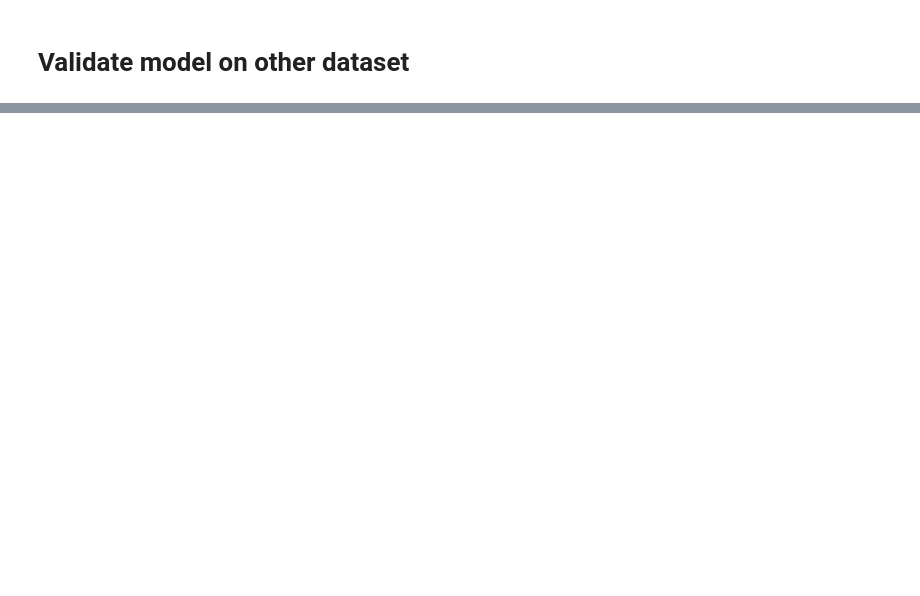
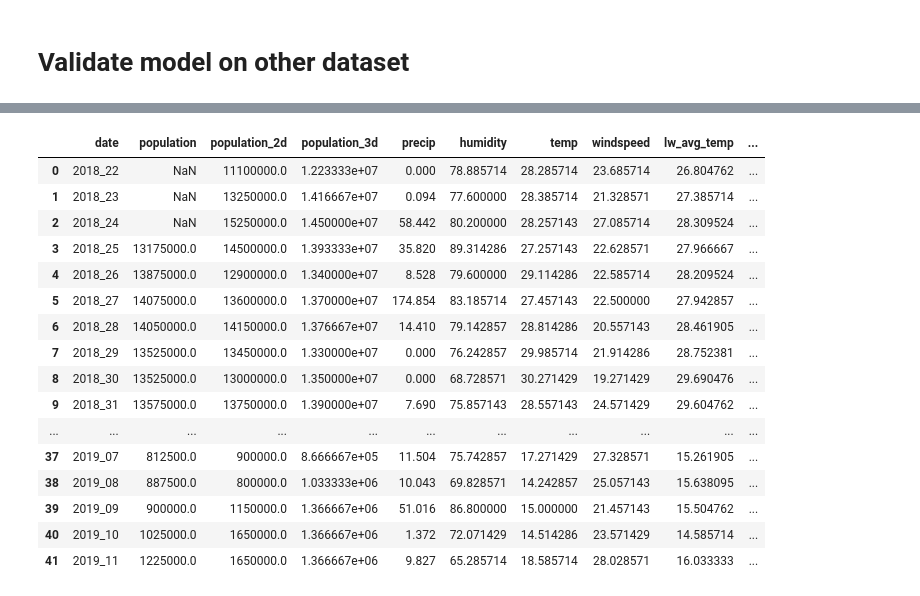
Before and after one commit to Zhengnan817/capstone, a Jupyter notebook: floridaLSTM.ipynb, the cells around one changed output, grey strips where cells are left out. Saved outputs shown, nothing was run; the diff lists cells and outputs as text; code cells hidden in the pictures; blank space fills up the shorter version.

```diff
--- a/floridaLSTM.ipynb
+++ b/floridaLSTM.ipynb
@@ -623,0 +639,20 @@ https://raw.githubusercontent.com/Juanfra21/mosquito-population-model/main/data/
+# %%
+houston
+# %% [output]
+|  | date | population | population_2d | population_3d | precip | humidity | temp | windspeed | lw_avg_temp | ... |
+| 0 | 2018_22 | NaN | 11100000.0 | 1.223333e+07 | 0.000 | 78.885714 | 28.285714 | 23.685714 | 26.804762 | ... |
+| 1 | 2018_23 | NaN | 13250000.0 | 1.416667e+07 | 0.094 | 77.600000 | 28.385714 | 21.328571 | 27.385714 | ... |
+| 2 | 2018_24 | NaN | 15250000.0 | 1.450000e+07 | 58.442 | 80.200000 | 28.257143 | 27.085714 | 28.309524 | ... |
+| 3 | 2018_25 | 13175000.0 | 14500000.0 | 1.393333e+07 | 35.820 | 89.314286 | 27.257143 | 22.628571 | 27.966667 | ... |
+| 4 | 2018_26 | 13875000.0 | 12900000.0 | 1.340000e+07 | 8.528 | 79.600000 | 29.114286 | 22.585714 | 28.209524 | ... |
+| 5 | 2018_27 | 14075000.0 | 13600000.0 | 1.370000e+07 | 174.854 | 83.185714 | 27.457143 | 22.500000 | 27.942857 | ... |
+| 6 | 2018_28 | 14050000.0 | 14150000.0 | 1.376667e+07 | 14.410 | 79.142857 | 28.814286 | 20.557143 | 28.461905 | ... |
+| 7 | 2018_29 | 13525000.0 | 13450000.0 | 1.330000e+07 | 0.000 | 76.242857 | 29.985714 | 21.914286 | 28.752381 | ... |
+| 8 | 2018_30 | 13525000.0 | 13000000.0 | 1.350000e+07 | 0.000 | 68.728571 | 30.271429 | 19.271429 | 29.690476 | ... |
+| 9 | 2018_31 | 13575000.0 | 13750000.0 | 1.390000e+07 | 7.690 | 75.857143 | 28.557143 | 24.571429 | 29.604762 | ... |
+| ... | ... | ... | ... | ... | ... | ... | ... | ... | ... | ... |
+| 37 | 2019_07 | 812500.0 | 900000.0 | 8.666667e+05 | 11.504 | 75.742857 | 17.271429 | 27.328571 | 15.261905 | ... |
+| 38 | 2019_08 | 887500.0 | 800000.0 | 1.033333e+06 | 10.043 | 69.828571 | 14.242857 | 25.057143 | 15.638095 | ... |
+| 39 | 2019_09 | 900000.0 | 1150000.0 | 1.366667e+06 | 51.016 | 86.800000 | 15.000000 | 21.457143 | 15.504762 | ... |
+| 40 | 2019_10 | 1025000.0 | 1650000.0 | 1.366667e+06 | 1.372 | 72.071429 | 14.514286 | 23.571429 | 14.585714 | ... |
+| 41 | 2019_11 | 1225000.0 | 1650000.0 | 1.366667e+06 | 9.827 | 65.285714 | 18.585714 | 28.028571 | 16.033333 | ... |
```
Also changed, not shown: parts of 22 cells of this notebook, 1 other file.
